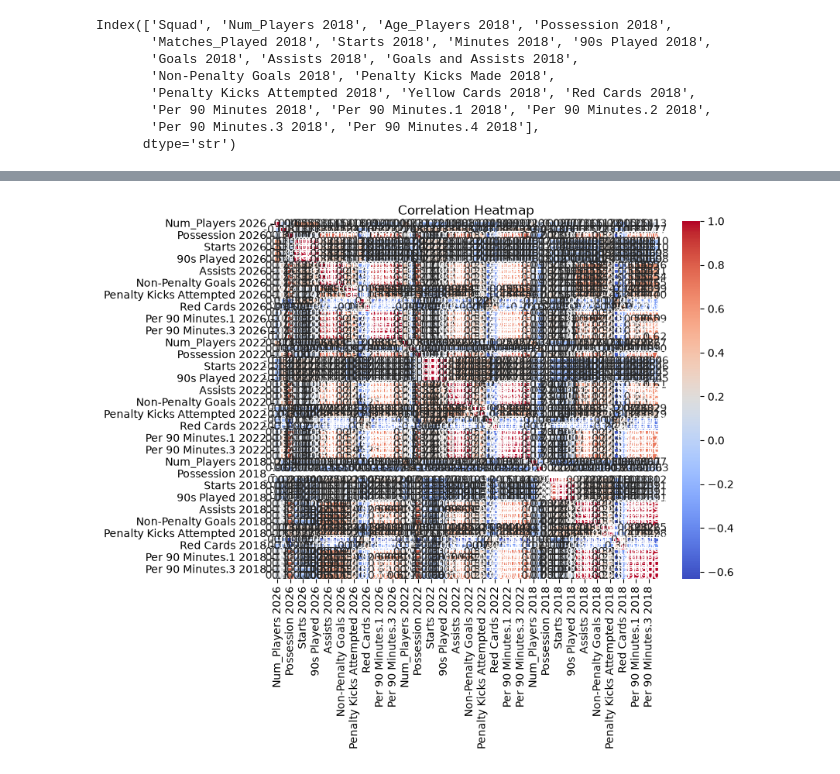
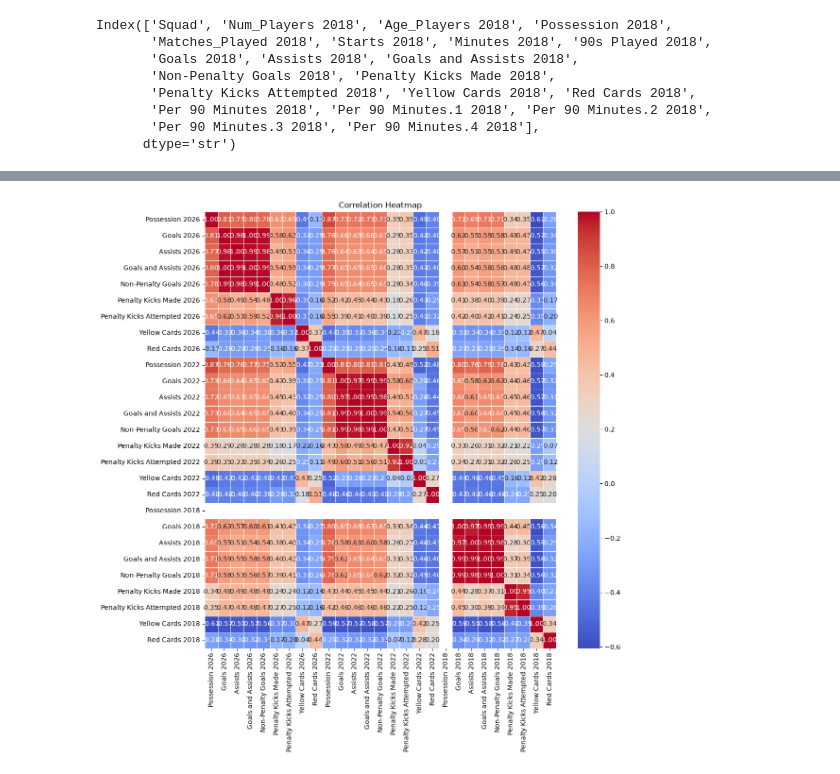
Before and after one commit to aalskdjfhg123/MDST-Sports-Soccer, a Jupyter notebook: WCQ_UEFA_datasets/attempt.ipynb, the cells around one changed output, grey strips where cells are left out. Cells and saved outputs as stored; diff of their text form; code cells hidden in the pictures.

Commit message:
removed unnecessary stuff from correlation heatmap

```diff
--- a/WCQ_UEFA_datasets/attempt.ipynb
+++ b/WCQ_UEFA_datasets/attempt.ipynb
@@ -349,6 +349,10 @@ Index(['Squad', 'Num_Players 2026', 'Age_Players 2026', 'Possession 2026',
        'Per 90 Minutes 2026', 'Per 90 Minutes.1 2026', 'Per 90 Minutes.2 2026',
        'Per 90 Minutes.3 2026', 'Per 90 Minutes.4 2026'],
       dtype='str')
+# %%
+
+df2026 = df2026.drop(columns = ['Age_Players 2026', 'Num_Players 2026', 'Matches_Played 2026', 'Starts 2026', 'Minutes 2026', '90s Played 2026', 'Per 90 Minutes 2026', 'Per 90 Minutes.1 2026', 'Per 90 Minutes.2 2026',
+       'Per 90 Minutes.3 2026', 'Per 90 Minutes.4 2026'])
 # %%
 df2022.columns = [
     col if col == 'Squad' else col + ' 2022' for col in df2022.columns
@@ -363,6 +367,10 @@ Index(['Squad', 'Num_Players 2022', 'Age_Players 2022', 'Possession 2022',
        'Per 90 Minutes 2022', 'Per 90 Minutes.1 2022', 'Per 90 Minutes.2 2022',
        'Per 90 Minutes.3 2022', 'Per 90 Minutes.4 2022'],
       dtype='str')
+# %%
+df2022 = df2022.drop(columns = ['Age_Players 2022', 'Num_Players 2022', 'Matches_Played 2022', 'Starts 2022',
+                                'Minutes 2022', '90s Played 2022', 'Per 90 Minutes 2022', 'Per 90 Minutes.1 2022', 'Per 90 Minutes.2 2022',
+       'Per 90 Minutes.3 2022', 'Per 90 Minutes.4 2022'])
 # %%
 df2018.columns = [
     col if col == 'Squad' else col + ' 2018' for col in df2018.columns
@@ -377,6 +385,10 @@ Index(['Squad', 'Num_Players 2018', 'Age_Players 2018', 'Possession 2018',
        'Per 90 Minutes 2018', 'Per 90 Minutes.1 2018', 'Per 90 Minutes.2 2018',
        'Per 90 Minutes.3 2018', 'Per 90 Minutes.4 2018'],
       dtype='str')
+# %%
+df2018 = df2018.drop(columns = ['Age_Players 2018', 'Num_Players 2018', 'Matches_Played 2018', 'Starts 2018',
+                                'Minutes 2018', '90s Played 2018', 'Per 90 Minutes 2018', 'Per 90 Minutes.1 2018', 'Per 90 Minutes.2 2018',
+       'Per 90 Minutes.3 2018', 'Per 90 Minutes.4 2018'])
 # %%
 # Merge
 res = pd.merge(df2026, df2022, on='Squad')
@@ -402,10 +422,10 @@ res[res.eq()]
 # %%
 # That's not very easy to understand, but it's nice to have exact numbers
 # Let's do a more visual way
 
-plt.figure(figsize=(8, 6)) # Adjust figure size as needed
+plt.figure(figsize=(12, 12)) # Adjust figure size as needed
 sns.heatmap(res.corr(numeric_only=True), annot=True, cmap='coolwarm', fmt=".2f", linewidths=.5)
 plt.title('Correlation Heatmap')
 plt.show()
 # %% [output]
-[figure, old version]
+[figure, new version]
```
Also changed, not shown: parts of 6 cells of this notebook.
